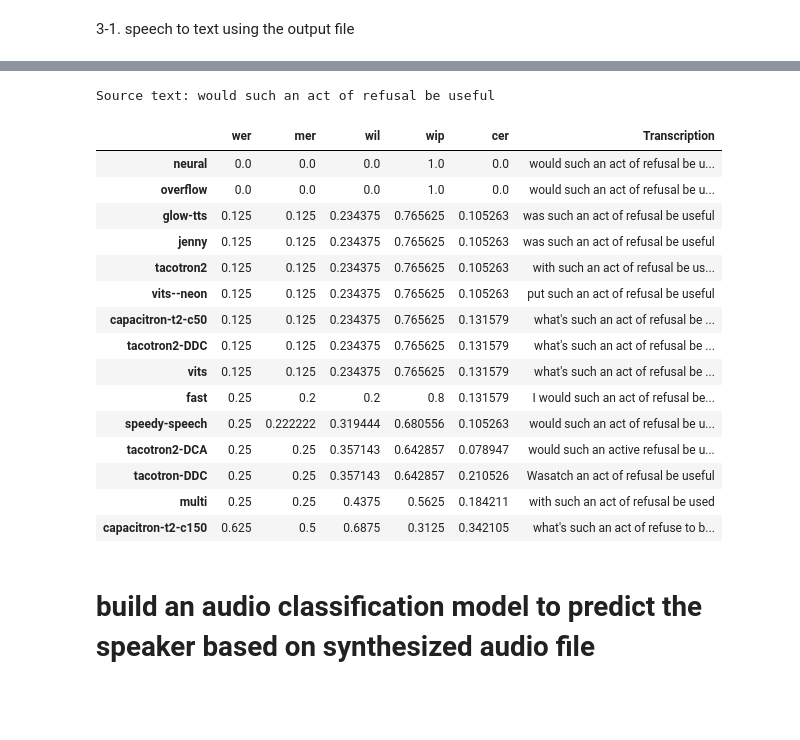
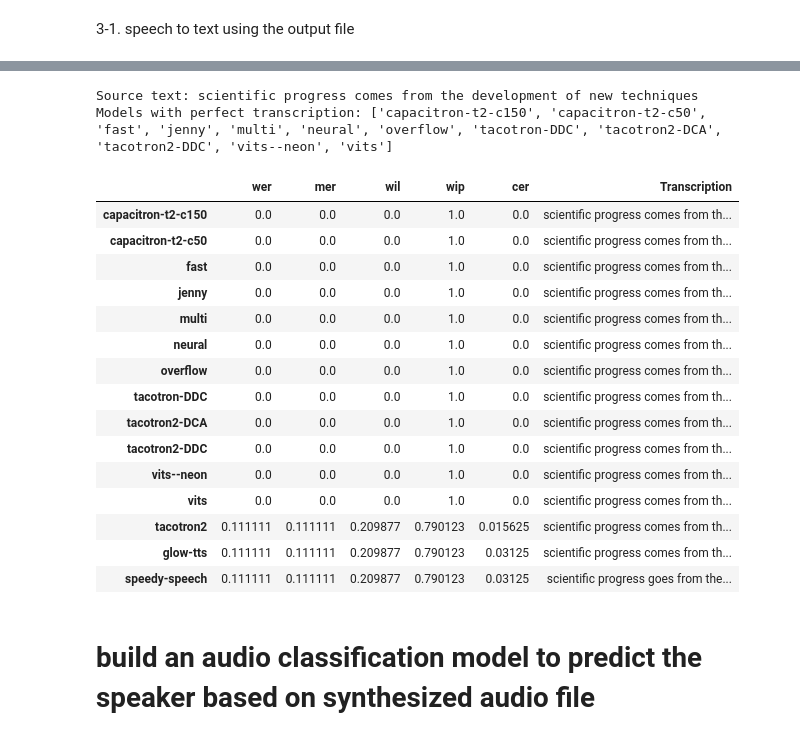
Before and after one commit to henryhyunwookim/Voice-Cloning-and-Fake-Audio-Detection, a Jupyter notebook: VoiceCloningAndFakeAudioDetection.ipynb, the cells around one changed output, grey strips where cells are left out. Cells and saved outputs as stored; diff of their text form; code cells hidden in the pictures; blank space fills up the shorter version.

```diff
--- a/VoiceCloningAndFakeAudioDetection.ipynb
+++ b/VoiceCloningAndFakeAudioDetection.ipynb
@@ -108,7 +108,11 @@ train_csv.head()
 train_audio_path = train_csv[train_csv['is_converted_audio']==True]['path_from_data_dir']
 test_audio_path = test_csv[test_csv['is_converted_audio']==True]['path_from_data_dir']
 
-source_audio_subpath = train_audio_path[0]
+sampled = train_audio_path.sample(n=2, replace=False, random_state=6)
+source_audio_subpath = sampled[0]
+target_audio_subpath = sampled[1]
+
+# source_audio_subpath = train_audio_path[1]
 source_speaker_id = source_audio_subpath.split('/')[2]
 source_audio_file = source_audio_subpath.split('/')[3]
 source_file_id = source_audio_file.split('.')[0]
@@ -126,7 +130,7 @@ source_text = source_text.translate(str.maketrans('', '', string.punctuation)) #
 source_text = source_text.lower() # Convert to lowercase
 print(f'Source path: {source_audio_path}')
 
-target_audio_subpath = train_audio_path[-1]
+# target_audio_subpath = train_audio_path[-2]
 target_speaker_id = target_audio_subpath.split('/')[2]
 target_audio_file = target_audio_subpath.split('/')[3]
 target_file_id = target_audio_file.split('.')[0]
@@ -228,9 +233,13 @@ for filename in os.listdir(output_folder):
         # sound=AudioSegment.from_wav(wav_path)
         r=sr.Recognizer()
         with sr.AudioFile(str(wav_path)) as source:
-            audio=r.record(source)
-            transcription = r.recognize_google(audio, language='en-US')
-            print(f'Transcription: {transcription}')
+            audio = r.record(source)
+            try:
+                transcription = r.recognize_google(audio, language='en')
+            except:
+                print(f'Failed to transcribe the cloned audio by model {model_name}')
+                transcription = ''
+            # print(f'Transcription of cloned audio by {model_name}: {transcription}')
 
         eval_dict[model_name] = {}
         words_output = process_words(source_text, transcription) # source_text and transcription can be either a string or a list of strings
@@ -243,10 +252,10 @@ for filename in os.listdir(output_folder):
         eval_dict[model_name]['cer'] = chars_output.cer
         eval_dict[model_name]['Transcription'] = transcription
 
-        print(f'Performance of model "{model_name}":')
-        print(visualize_alignment(words_output))
-        print(visualize_alignment(chars_output))
-        print()
+        # print(f'Performance of model "{model_name}":')
+        # print(visualize_alignment(words_output))
+        # print(visualize_alignment(chars_output))
+        # print()
 
         # Saving the Transcript
         # transcription_path = output_folder / filename.replace('.wav', '.txt')
@@ -276,34 +267,36 @@ cer=13.16%
 # %%
 print(f'Source text: {source_text}')
 eval_df = pd.DataFrame(eval_dict).T
-eval_df.sort_values(list(eval_df.columns)[:-1], ascending=[True, True, True, False, True])
-
+eval_df = eval_df.sort_values(list(eval_df.columns)[:-1], ascending=[True, True, True, False, True])
+print(f'Models with perfect transcription: {list(eval_df[eval_df.Transcription==source_text].index)}')
+eval_df
 # The following measures are implemented:
 # 1. Word Error Rate (WER), which is where this library got its name from. This
 #   has long been (and arguably still is) the de facto standard for computing
 #   ASR performance. - the lower the better (i.e. more accurate)
 # 2. Match Error Rate (MER) - the lower the better (i.e. more accurate)
 # 3. Word Information Lost (WIL) - the lower the better (i.e. more accurate)
 # 4. Word Information Preserved (WIP) - the larget the better
 # 5. Character Error Rate (CER) - the lower the better (i.e. more accurate)
 # %% [output]
-Source text: would such an act of refusal be useful
+Source text: scientific progress comes from the development of new techniques
+Models with perfect transcription: ['capacitron-t2-c150', 'capacitron-t2-c50', 'fast', 'jenny', 'multi', 'neural', 'overflow', 'tacotron-DDC', 'tacotron2-DCA', 'tacotron2-DDC', 'vits--neon', 'vits']
 |  | wer | mer | wil | wip | cer | Transcription |
-| neural | 0.0 | 0.0 | 0.0 | 1.0 | 0.0 | would such an act of refusal be u... |
-| overflow | 0.0 | 0.0 | 0.0 | 1.0 | 0.0 | would such an act of refusal be u... |
-| glow-tts | 0.125 | 0.125 | 0.234375 | 0.765625 | 0.105263 | was such an act of refusal be useful |
-| jenny | 0.125 | 0.125 | 0.234375 | 0.765625 | 0.105263 | was such an act of refusal be useful |
-| tacotron2 | 0.125 | 0.125 | 0.234375 | 0.765625 | 0.105263 | with such an act of refusal be us... |
-| vits--neon | 0.125 | 0.125 | 0.234375 | 0.765625 | 0.105263 | put such an act of refusal be useful |
-| capacitron-t2-c50 | 0.125 | 0.125 | 0.234375 | 0.765625 | 0.131579 | what's such an act of refusal be ... |
-| tacotron2-DDC | 0.125 | 0.125 | 0.234375 | 0.765625 | 0.131579 | what's such an act of refusal be ... |
-| vits | 0.125 | 0.125 | 0.234375 | 0.765625 | 0.131579 | what's such an act of refusal be ... |
-| fast | 0.25 | 0.2 | 0.2 | 0.8 | 0.131579 | I would such an act of refusal be... |
-| speedy-speech | 0.25 | 0.222222 | 0.319444 | 0.680556 | 0.105263 | would such an act of refusal be u... |
-| tacotron2-DCA | 0.25 | 0.25 | 0.357143 | 0.642857 | 0.078947 | would such an active refusal be u... |
-| tacotron-DDC | 0.25 | 0.25 | 0.357143 | 0.642857 | 0.210526 | Wasatch an act of refusal be useful |
-| multi | 0.25 | 0.25 | 0.4375 | 0.5625 | 0.184211 | with such an act of refusal be used |
-| capacitron-t2-c150 | 0.625 | 0.5 | 0.6875 | 0.3125 | 0.342105 | what's such an act of refuse to b... |
+| capacitron-t2-c150 | 0.0 | 0.0 | 0.0 | 1.0 | 0.0 | scientific progress comes from th... |
+| capacitron-t2-c50 | 0.0 | 0.0 | 0.0 | 1.0 | 0.0 | scientific progress comes from th... |
+| fast | 0.0 | 0.0 | 0.0 | 1.0 | 0.0 | scientific progress comes from th... |
+| jenny | 0.0 | 0.0 | 0.0 | 1.0 | 0.0 | scientific progress comes from th... |
+| multi | 0.0 | 0.0 | 0.0 | 1.0 | 0.0 | scientific progress comes from th... |
+| neural | 0.0 | 0.0 | 0.0 | 1.0 | 0.0 | scientific progress comes from th... |
+| overflow | 0.0 | 0.0 | 0.0 | 1.0 | 0.0 | scientific progress comes from th... |
+| tacotron-DDC | 0.0 | 0.0 | 0.0 | 1.0 | 0.0 | scientific progress comes from th... |
+| tacotron2-DCA | 0.0 | 0.0 | 0.0 | 1.0 | 0.0 | scientific progress comes from th... |
+| tacotron2-DDC | 0.0 | 0.0 | 0.0 | 1.0 | 0.0 | scientific progress comes from th... |
+| vits--neon | 0.0 | 0.0 | 0.0 | 1.0 | 0.0 | scientific progress comes from th... |
+| vits | 0.0 | 0.0 | 0.0 | 1.0 | 0.0 | scientific progress comes from th... |
+| tacotron2 | 0.111111 | 0.111111 | 0.209877 | 0.790123 | 0.015625 | scientific progress comes from th... |
+| glow-tts | 0.111111 | 0.111111 | 0.209877 | 0.790123 | 0.03125 | scientific progress comes from th... |
+| speedy-speech | 0.111111 | 0.111111 | 0.209877 | 0.790123 | 0.03125 | scientific progress goes from the... |
 # %% [markdown]
 # build an audio classification model to predict the speaker based on synthesized audio file
 # %% [markdown]
```
Also changed, not shown: parts of 34 cells of this notebook.
